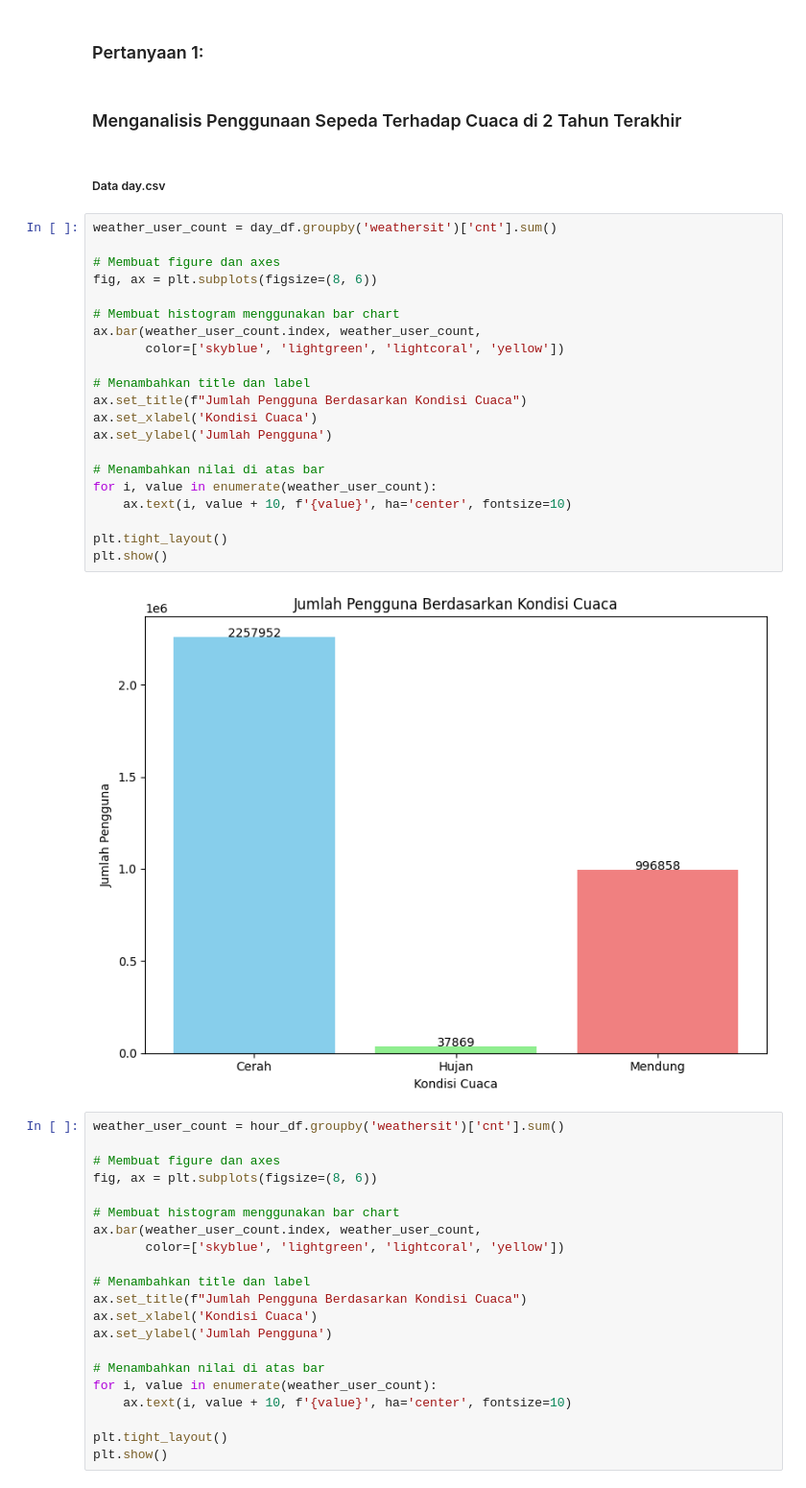
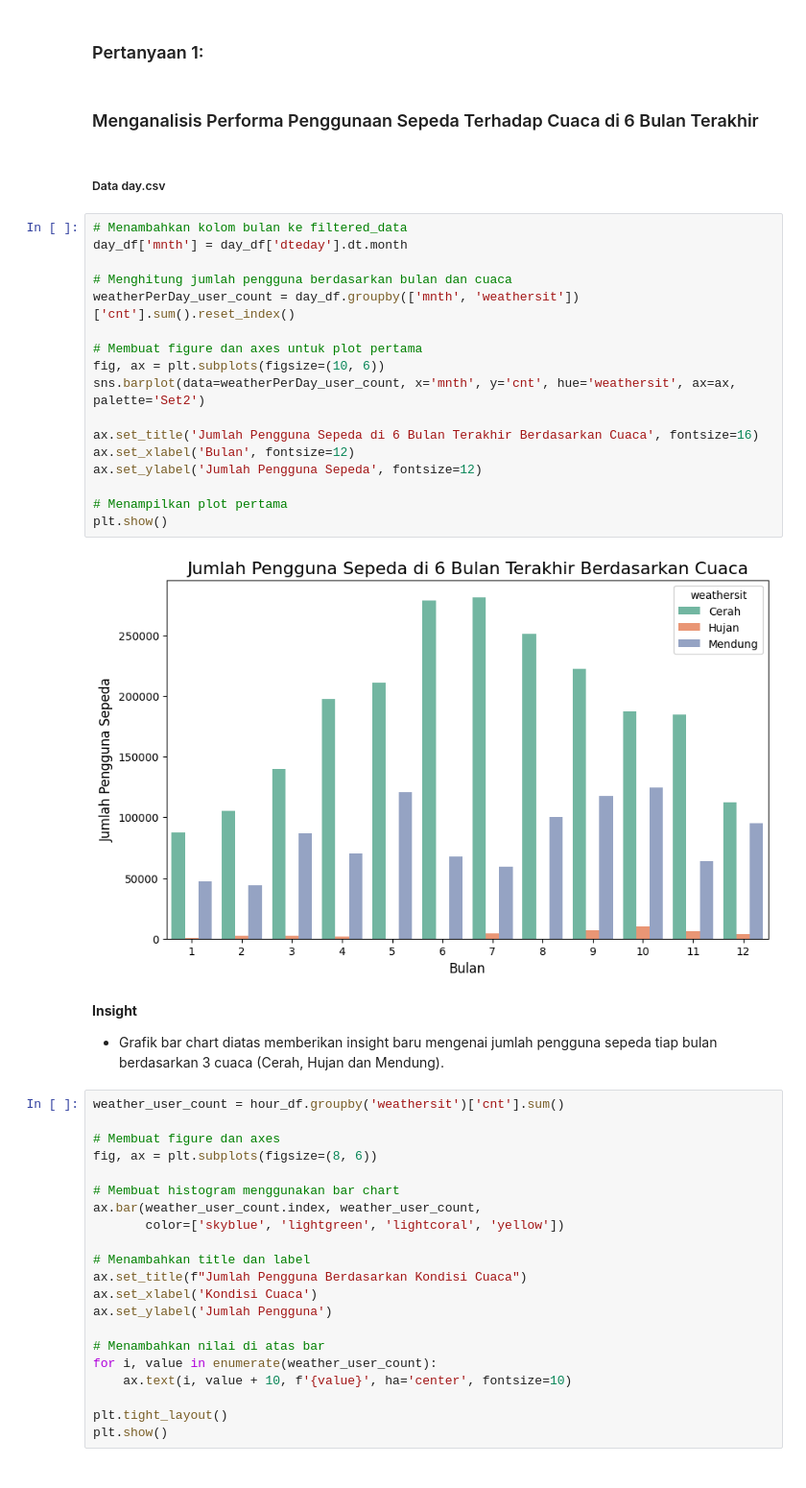
Before and after one commit to khalifumar/proyek_analisis_data, a Jupyter notebook: notebook.ipynb, the cells around one changed output. Shown at 96% size. Drawn from its saved outputs; the diff is of its cells as text.

```diff
--- a/notebook.ipynb
+++ b/notebook.ipynb
@@ -552,32 +553,31 @@ monthly_summary
 # %% [markdown]
 ### Pertanyaan 1:
 # %% [markdown]
-### Menganalisis Penggunaan Sepeda Terhadap Cuaca di 2 Tahun Terakhir
+### Menganalisis Performa Penggunaan Sepeda Terhadap Cuaca di 6 Bulan Terakhir
 # %% [markdown]
 ##### Data day.csv
-# %%
-weather_user_count = day_df.groupby('weathersit')['cnt'].sum()
-
-# Membuat figure dan axes
-fig, ax = plt.subplots(figsize=(8, 6))
-
-# Membuat histogram menggunakan bar chart
-ax.bar(weather_user_count.index, weather_user_count,
-       color=['skyblue', 'lightgreen', 'lightcoral', 'yellow'])
-
-# Menambahkan title dan label
-ax.set_title(f"Jumlah Pengguna Berdasarkan Kondisi Cuaca")
-ax.set_xlabel('Kondisi Cuaca')
-ax.set_ylabel('Jumlah Pengguna')
-
-# Menambahkan nilai di atas bar
-for i, value in enumerate(weather_user_count):
-    ax.text(i, value + 10, f'{value}', ha='center', fontsize=10)
-
-plt.tight_layout()
-plt.show()
-# %% [output]
-[figure, removed]
+# %%
+# Menambahkan kolom bulan ke filtered_data
+day_df['mnth'] = day_df['dteday'].dt.month
+
+# Menghitung jumlah pengguna berdasarkan bulan dan cuaca
+weatherPerDay_user_count = day_df.groupby(['mnth', 'weathersit'])['cnt'].sum().reset_index()
+
+# Membuat figure dan axes untuk plot pertama
+fig, ax = plt.subplots(figsize=(10, 6))
+sns.barplot(data=weatherPerDay_user_count, x='mnth', y='cnt', hue='weathersit', ax=ax, palette='Set2')
+
+ax.set_title('Jumlah Pengguna Sepeda di 6 Bulan Terakhir Berdasarkan Cuaca', fontsize=16)
+ax.set_xlabel('Bulan', fontsize=12)
+ax.set_ylabel('Jumlah Pengguna Sepeda', fontsize=12)
+
+# Menampilkan plot pertama
+plt.show()
+# %% [output]
+[figure, added]
+# %% [markdown]
+**Insight**
+- Grafik bar chart diatas memberikan insight baru mengenai jumlah pengguna sepeda tiap bulan berdasarkan 3 cuaca (Cerah, Hujan dan Mendung).
 # %%
 weather_user_count = hour_df.groupby('weathersit')['cnt'].sum()
 
```
Also changed, not shown: parts of 9 cells of this notebook, 1 other file.
